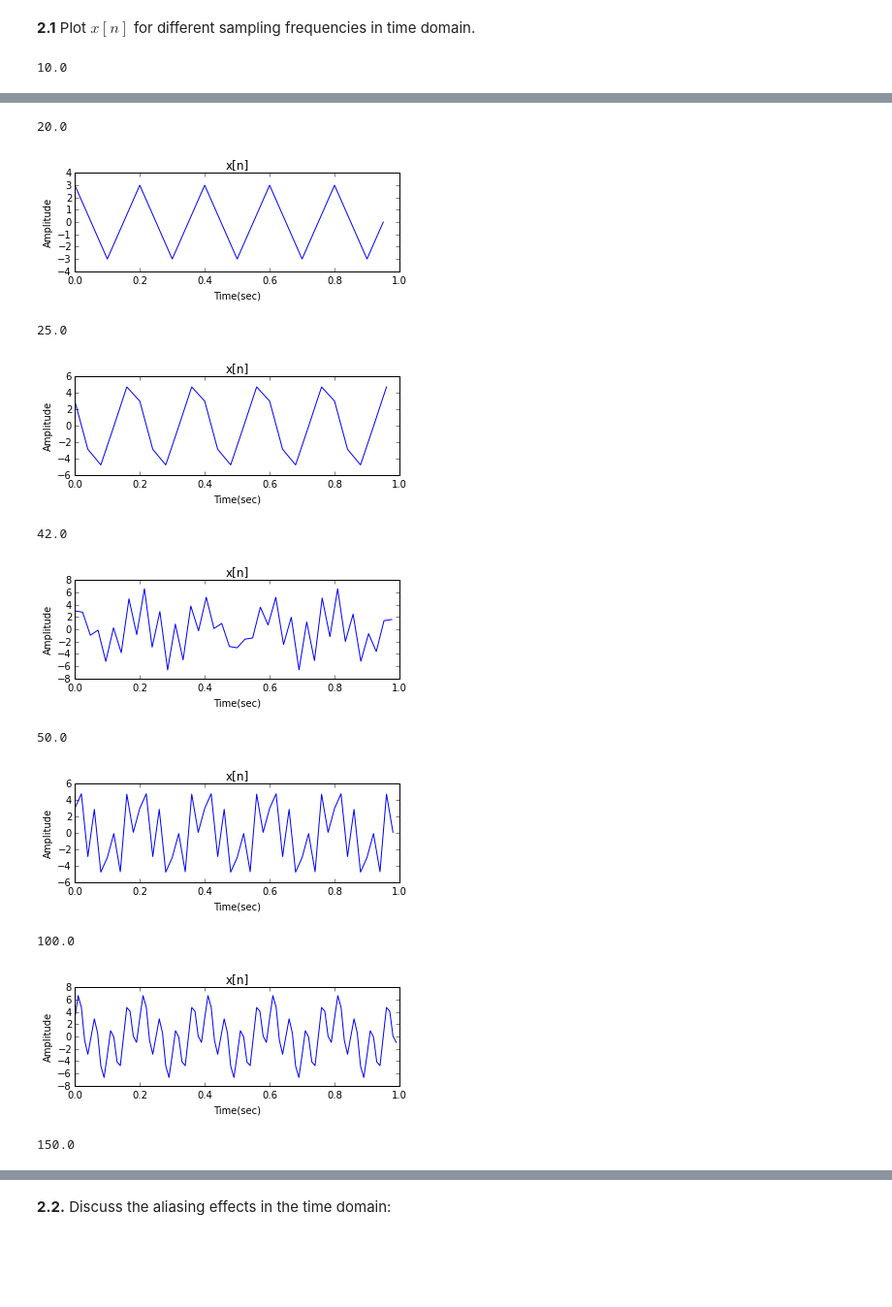
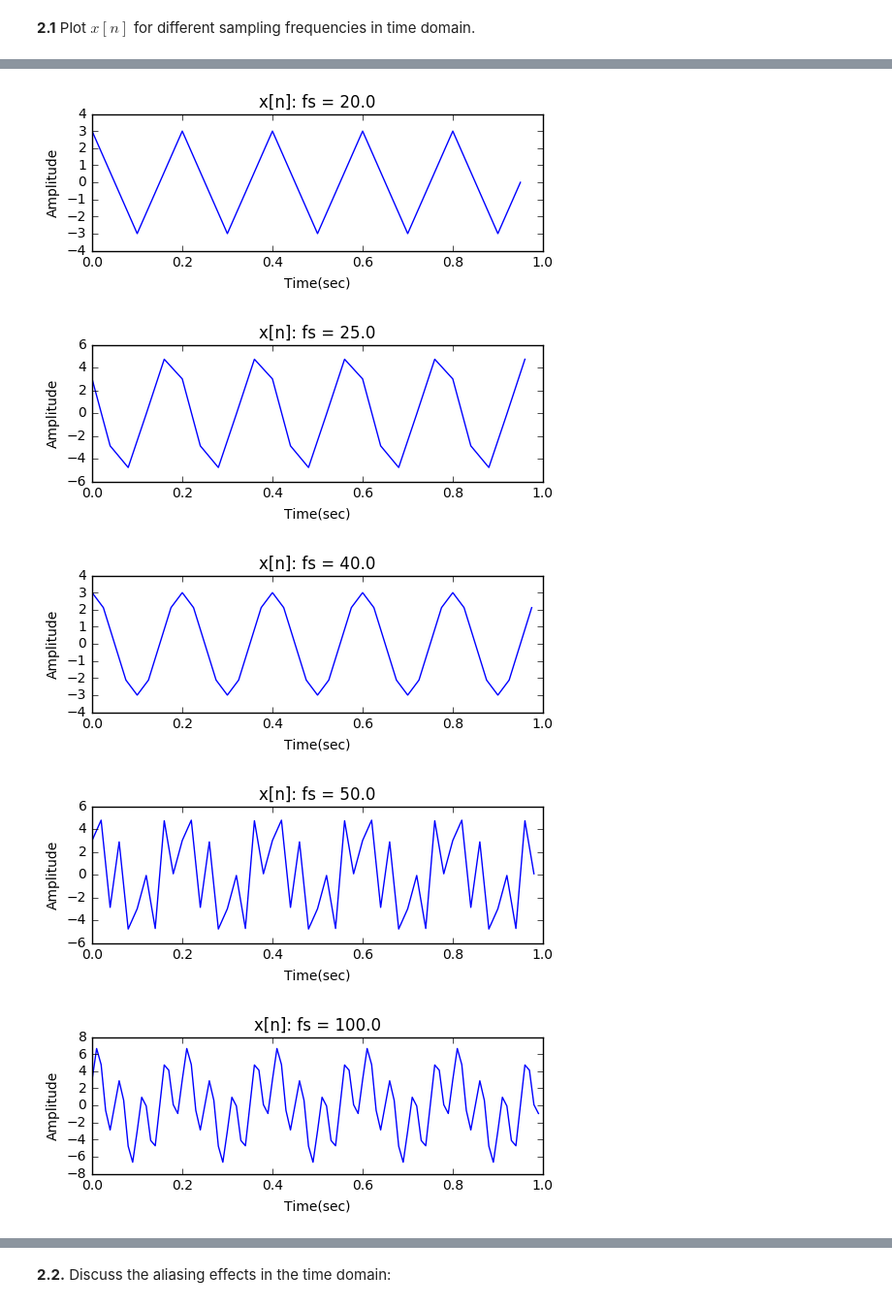
Before and after one commit to alphadadajuju/DSP-TP-1617, a Jupyter notebook: Lab4/python/Lab4.ipynb, the cells around one changed output, grey strips where cells are left out. Shown at 97% size. Cells and saved outputs as stored; diff of their text form; code cells hidden in the pictures; blank space fills up the shorter version.

```diff
--- a/Lab4/python/Lab4.ipynb
+++ b/Lab4/python/Lab4.ipynb
@@ -292,14 +292,13 @@ for $f_{1} = 5$ Hz and $f_{2} = 20$ Hz, sampled with the sampling frequencies of
 # %% [markdown]
 **2.1** Plot $x[n]$ for different sampling frequencies in time domain.
 # %%
-fs_arr =np.array([10., 20., 25., 42., 50., 100., 150.])
+fs_arr =np.array([10., 20., 25., 40., 50., 100., 150.])
 # Signal frequency and sampling frequency
 f1 = 5.
 f2 = 20.
 
 # time vector for one second
 for i in range(fs_arr.shape[0]):
-    print (fs_arr[i])
     t = np.arange(0, 1., 1./fs_arr[i])
     # sin wave
     x_n = 3*np.cos(2*np.pi*(f1)*t) + 4*np.sin(2*np.pi*(f2)*t)
@@ -307,9 +306,8 @@ for i in range(fs_arr.shape[0]):
     plt.figure
     plt.subplot(211)
     plt.plot(t, x_n)
-    plt.title('x[n]')
+    plt.title('x[n]: fs = '+ str(fs_arr[i]))
     plt.xlabel('Time(sec)')
     plt.ylabel('Amplitude')
     plt.show()
 # %% [output]
-10.0
@@ -317,11 +315,5 @@ for i in range(fs_arr.shape[0]):
-20.0
-[figure, old version]
+[figure, new version]
-25.0
-[figure, old version]
+[figure, new version]
-42.0
-[figure, old version]
+[figure, new version]
-50.0
-[figure, old version]
+[figure, new version]
-100.0
-[figure, old version]
+[figure, new version]
-150.0
```
Also changed, not shown: parts of 9 cells of this notebook, 1 other file.
